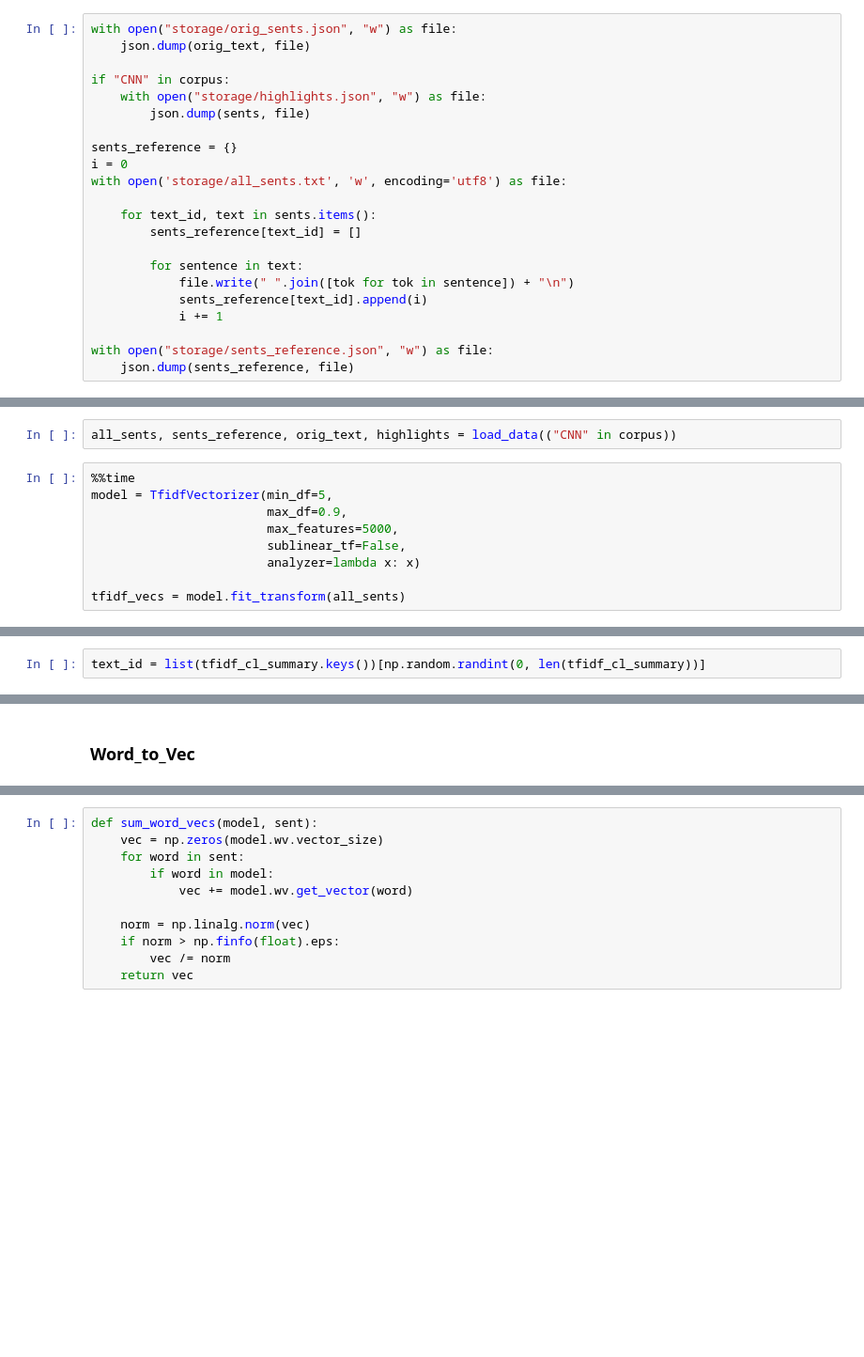
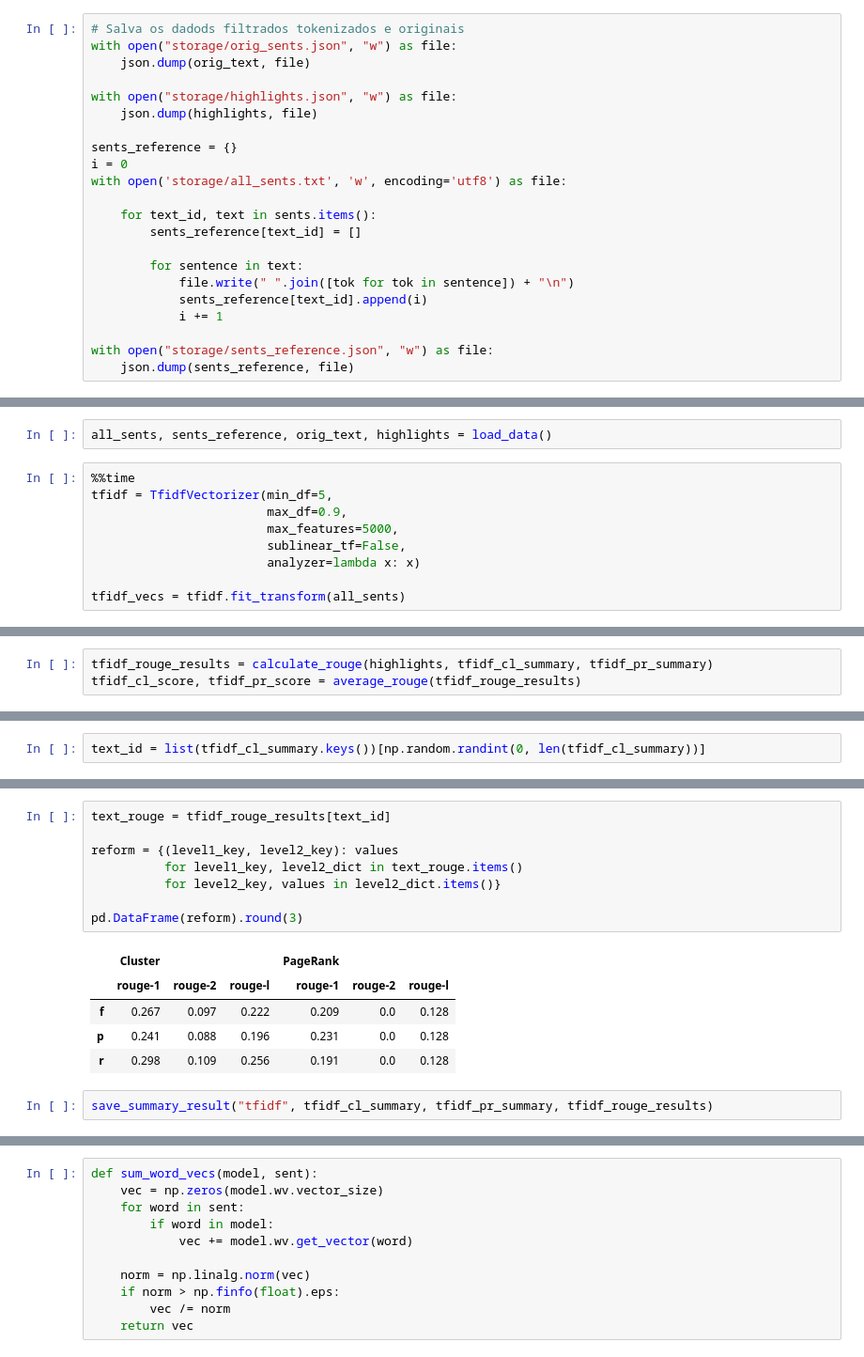
Before and after one commit to edufm/Sumarizador, a Jupyter notebook: main.ipynb, the cells around one changed output, grey strips where cells are left out. Shown at 94% size. Cells and saved outputs as stored; diff of their text form; blank space fills up the shorter version.

```diff
--- a/main.ipynb
+++ b/main.ipynb
@@ -115,10 +116,10 @@ if corpus == "CNN":
 # %%
+# Salva os dadods filtrados tokenizados e originais
 with open("storage/orig_sents.json", "w") as file:
     json.dump(orig_text, file)
 
-if "CNN" in corpus:
-    with open("storage/highlights.json", "w") as file:
-        json.dump(sents, file)
+with open("storage/highlights.json", "w") as file:
+    json.dump(highlights, file)
 
 sents_reference = {}
 i = 0
@@ -211,12 +286,12 @@ def find_most_relevant_pr(vecs, sents_reference, n_sents=3):
 # %%
-all_sents, sents_reference, orig_text, highlights = load_data(("CNN" in corpus))
+all_sents, sents_reference, orig_text, highlights = load_data()
 # %%
 %%time
-model = TfidfVectorizer(min_df=5,
+tfidf = TfidfVectorizer(min_df=5,
                         max_df=0.9,
                         max_features=5000,
                         sublinear_tf=False,
                         analyzer=lambda x: x)
 
-tfidf_vecs = model.fit_transform(all_sents)
+tfidf_vecs = tfidf.fit_transform(all_sents)
 # %% [output]
@@ -237,0 +315,3 @@ for text_id in tfidf_pr_best.keys():
+# %%
+tfidf_rouge_results = calculate_rouge(highlights, tfidf_cl_summary, tfidf_pr_summary)
+tfidf_cl_score, tfidf_pr_score = average_rouge(tfidf_rouge_results)
@@ -258,2 +346,16 @@ tfidf_pr_summary[text_id]
-# %% [markdown]
-### Word_to_Vec
+# %%
+text_rouge = tfidf_rouge_results[text_id]
+
+reform = {(level1_key, level2_key): values
+          for level1_key, level2_dict in text_rouge.items()
+          for level2_key, values in level2_dict.items()}
+
+pd.DataFrame(reform).round(3)
+# %% [output]
+|  | Cluster |  |  | PageRank |  |  |
+|  | rouge-1 | rouge-2 | rouge-l | rouge-1 | rouge-2 | rouge-l |
+| f | 0.267 | 0.097 | 0.222 | 0.209 | 0.0 | 0.128 |
+| p | 0.241 | 0.088 | 0.196 | 0.231 | 0.0 | 0.128 |
+| r | 0.298 | 0.109 | 0.256 | 0.191 | 0.0 | 0.128 |
+# %%
+save_summary_result("tfidf", tfidf_cl_summary, tfidf_pr_summary, tfidf_rouge_results)
```
Also changed, not shown: parts of 91 cells of this notebook, 18 other files.
